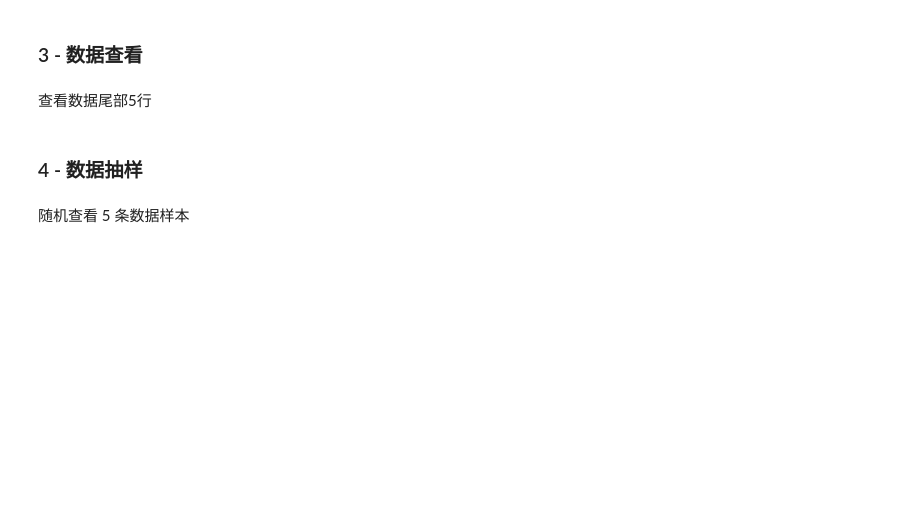
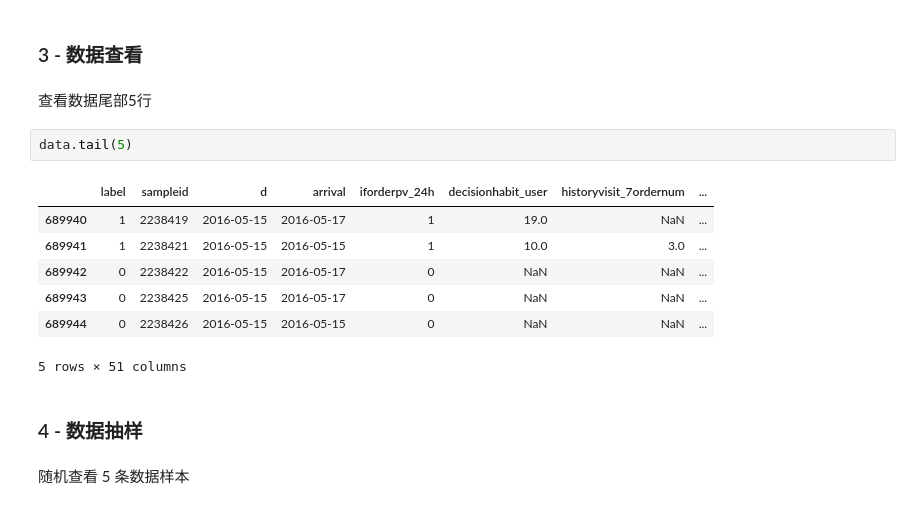
Before and after one commit to zhuzhuruan/Python_Learning, a Jupyter notebook: 4_[Pandas进阶修炼300题] 答案版/实战｜客户流失分析/「客户流失分析」案例实战.ipynb, the cells around one changed output. Saved outputs shown, nothing was run; the diff lists cells and outputs as text; blank space fills up the shorter version.

```diff
--- a/4_[Pandas进阶修炼300题] 答案版/实战｜客户流失分析/「客户流失分析」案例实战.ipynb
+++ b/4_[Pandas进阶修炼300题] 答案版/实战｜客户流失分析/「客户流失分析」案例实战.ipynb
@@ -124,6 +136,16 @@ plt.rcParams['axes.unicode_minus']=False
 ### 3 - 数据查看
 # %% [markdown]
 查看数据尾部5行
+# %%
+data.tail(5)
+# %% [output]
+|  | label | sampleid | d | arrival | iforderpv_24h | decisionhabit_user | historyvisit_7ordernum | ... |
+| 689940 | 1 | 2238419 | 2016-05-15 | 2016-05-17 | 1 | 19.0 | NaN | ... |
+| 689941 | 1 | 2238421 | 2016-05-15 | 2016-05-15 | 1 | 10.0 | 3.0 | ... |
+| 689942 | 0 | 2238422 | 2016-05-15 | 2016-05-17 | 0 | NaN | NaN | ... |
+| 689943 | 0 | 2238425 | 2016-05-15 | 2016-05-17 | 0 | NaN | NaN | ... |
+| 689944 | 0 | 2238426 | 2016-05-15 | 2016-05-15 | 0 | NaN | NaN | ... |
+5 rows × 51 columns
 # %% [markdown]
 ### 4 - 数据抽样
 # %% [markdown]
```
Also changed, not shown: parts of 28 cells of this notebook, 5 other files.
